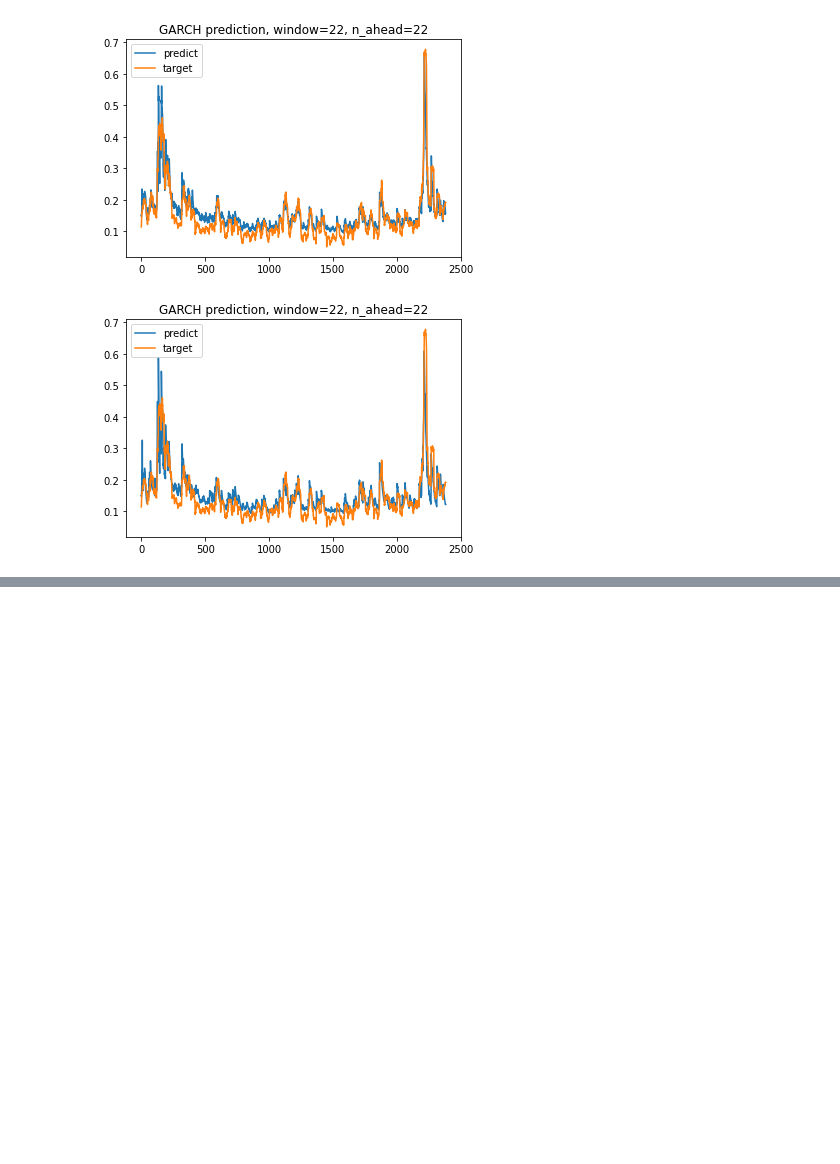
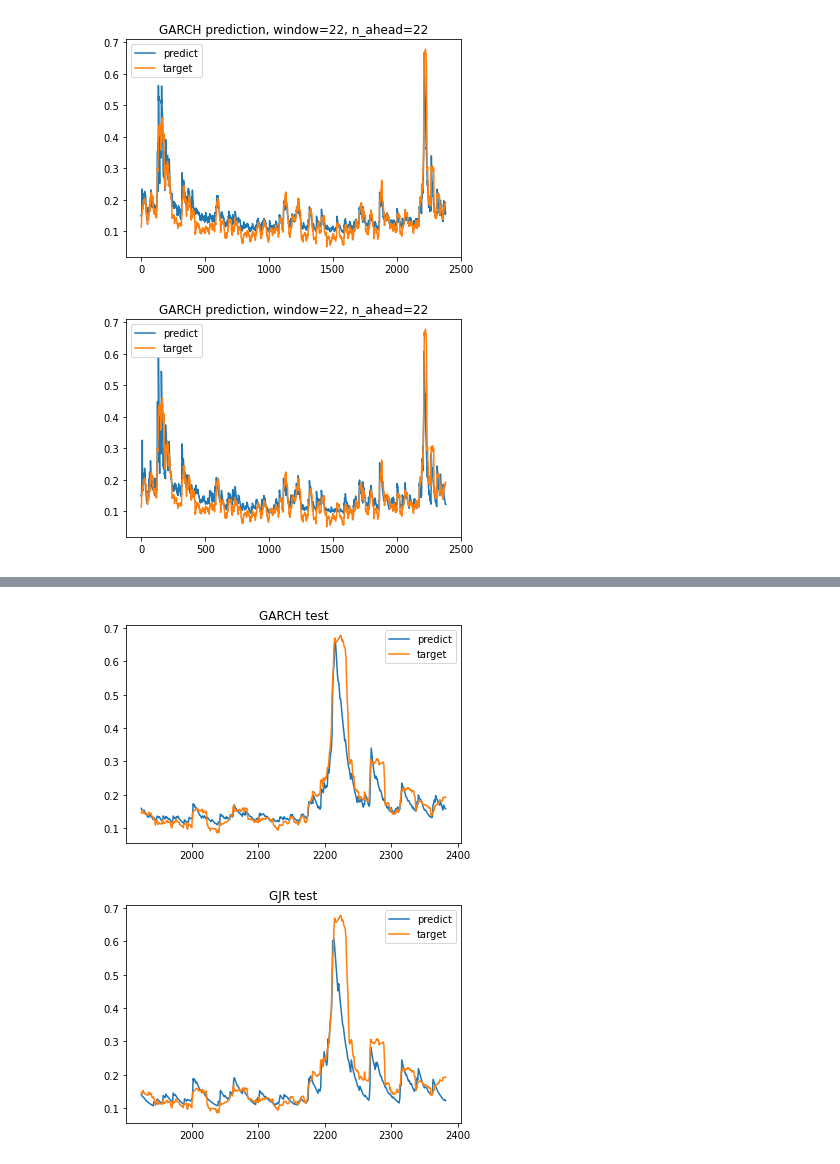
Before and after one commit to eddie8615/cs_project, a Jupyter notebook: experiment_notebook.ipynb, the cells around one changed output, grey strips where cells are left out. Saved outputs shown, nothing was run; the diff lists cells and outputs as text; code cells hidden in the pictures; blank space fills up the shorter version.

```diff
--- a/experiment_notebook.ipynb
+++ b/experiment_notebook.ipynb
@@ -447,0 +446,10 @@ test Score: 0.5766767284954744 R2 score
+# %%
+garch_test = garch_estim.iloc[split_index:]
+gjr_test = gjr_estim.iloc[split_index:]
+garch_y = target[split_index:]
+# %%
+plot(garch_test, garch_y, 'GARCH test', False)
+plot(gjr_test, garch_y, 'GJR test', False)
+# %% [output]
+[figure, added]
+[figure, added]
```
Also changed, not shown: parts of 9 cells of this notebook, 25 other files.
